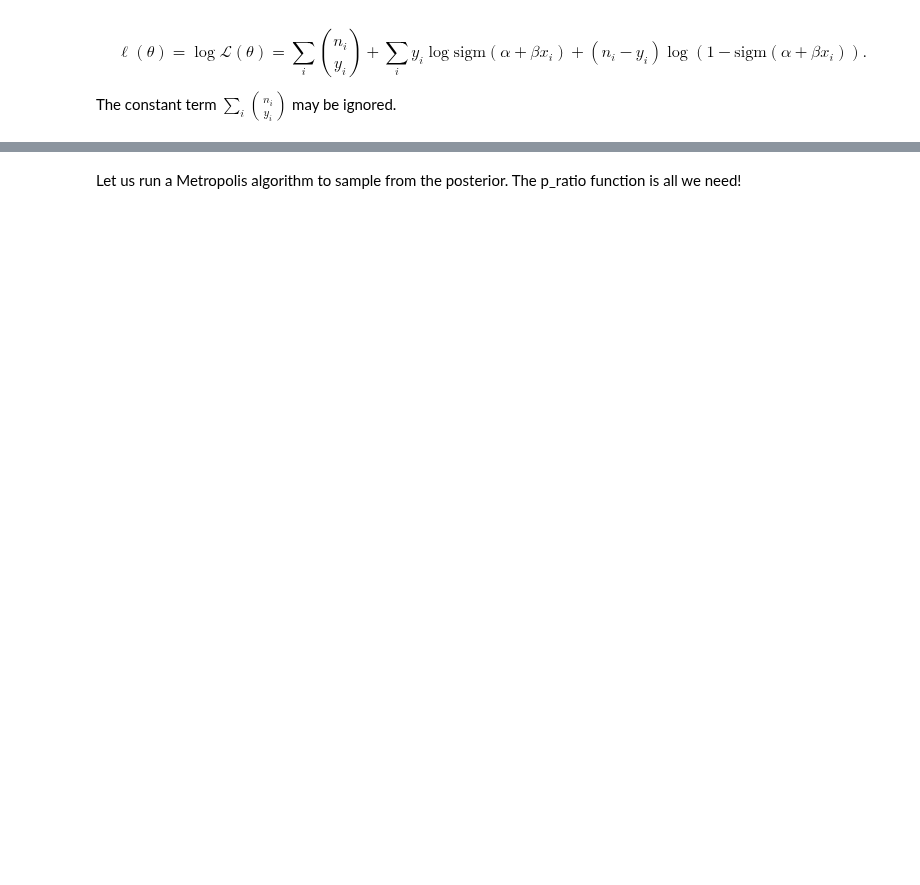
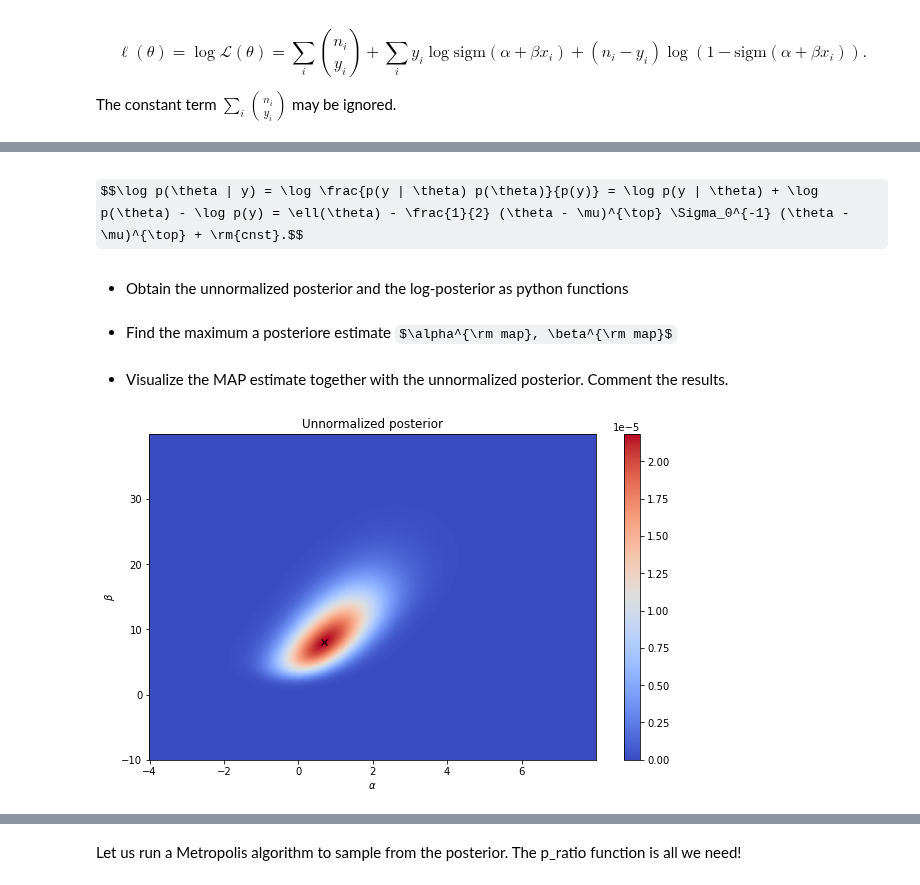
Before and after one commit to gcorani/bda, a Jupyter notebook: ex/bioassay_assignment.ipynb, the cells around one changed output, grey strips where cells are left out. Drawn from its saved outputs; the diff is of its cells as text; code cells hidden in the pictures; some formulas as TeX source; blank space fills up the shorter version.

```diff
--- a/ex/bioassay_assignment.ipynb
+++ b/ex/bioassay_assignment.ipynb
@@ -245,0 +198,32 @@ def log_post_fun(alpha, beta):
+# %% [markdown]
+$$\log p(\theta | y) = \log \frac{p(y | \theta) p(\theta)}{p(y)} = \log p(y | \theta) + \log p(\theta) - \log p(y) = \ell(\theta) - \frac{1}{2} (\theta - \mu)^{\top} \Sigma_0^{-1} (\theta - \mu)^{\top} + \rm{cnst}.$$
+# %% [markdown]
+* Obtain the unnormalized posterior and the log-posterior as python functions
+# %%
+mu = np.array([0, 10])
+cov_0 = np.array([[4, 12], [12, 100]])
+prior_fun = stats.multivariate_normal(mean=mu, cov=cov_0)
+
+p_post_unscaled = lambda theta: lik_theta(theta)*prior_fun.pdf(theta)
+log_p_post_unscaled = lambda theta: log_lik_theta(theta) + prior_fun.logpdf(theta)
+# %% [markdown]
+* Find the maximum a posteriore estimate $\alpha^{\rm map}, \beta^{\rm map}$
+# %%
+minus_logpost = lambda theta: -log_p_post_unscaled(theta)
+res = minimize(minus_logpost, x0=[0, 10])
+theta_map = res.x
+# %% [markdown]
+* Visualize the MAP estimate together with the unnormalized posterior. Comment the results.
+# %%
+PP = prior_fun.pdf(AABB) # Prior
+POST_UNSC = LL * PP
+
+fig, ax = plt.subplots(figsize=(10, 6))
+c = ax.pcolormesh(AA, BB, POST_UNSC, cmap=cm.coolwarm, shading='auto')
+plt.plot(theta_map[0], theta_map[1], "kx")
+fig.colorbar(c, ax=ax)
+ax.set_title(f"Unnormalized posterior");
+ax.set_xlabel(r"$\alpha$");
+ax.set_ylabel(r"$\beta$");
+# %% [output]
+[figure, added]
```
Also changed, not shown: parts of 39 cells of this notebook.
